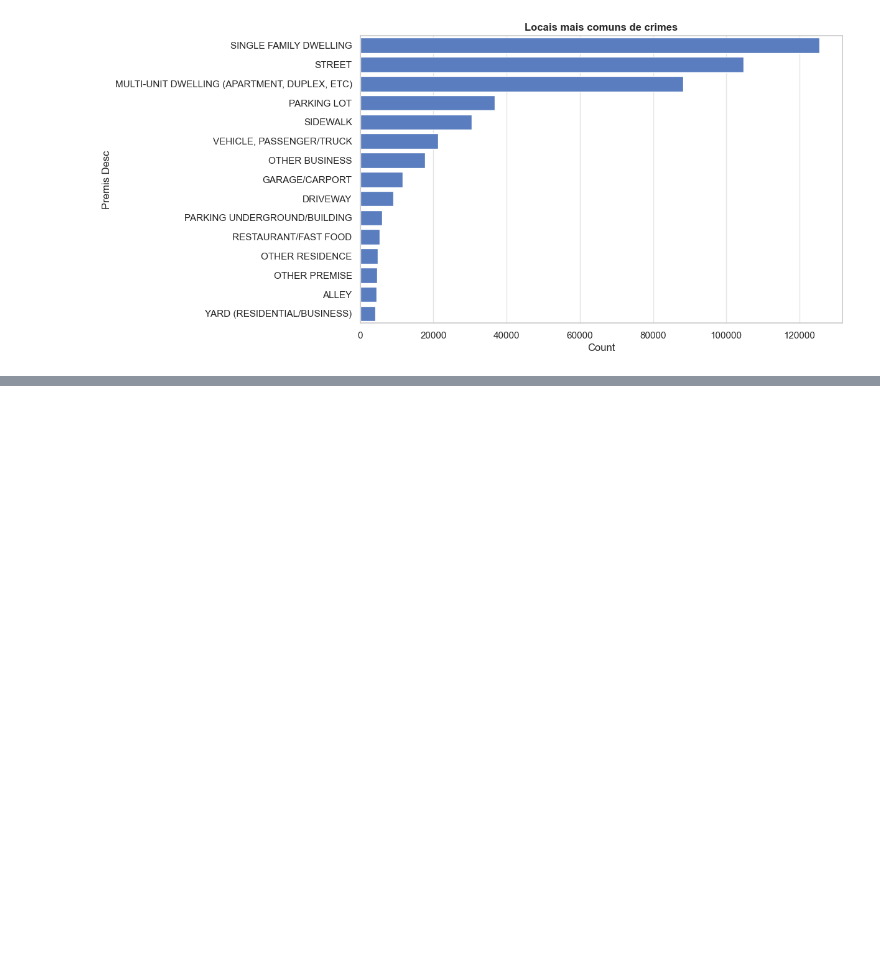
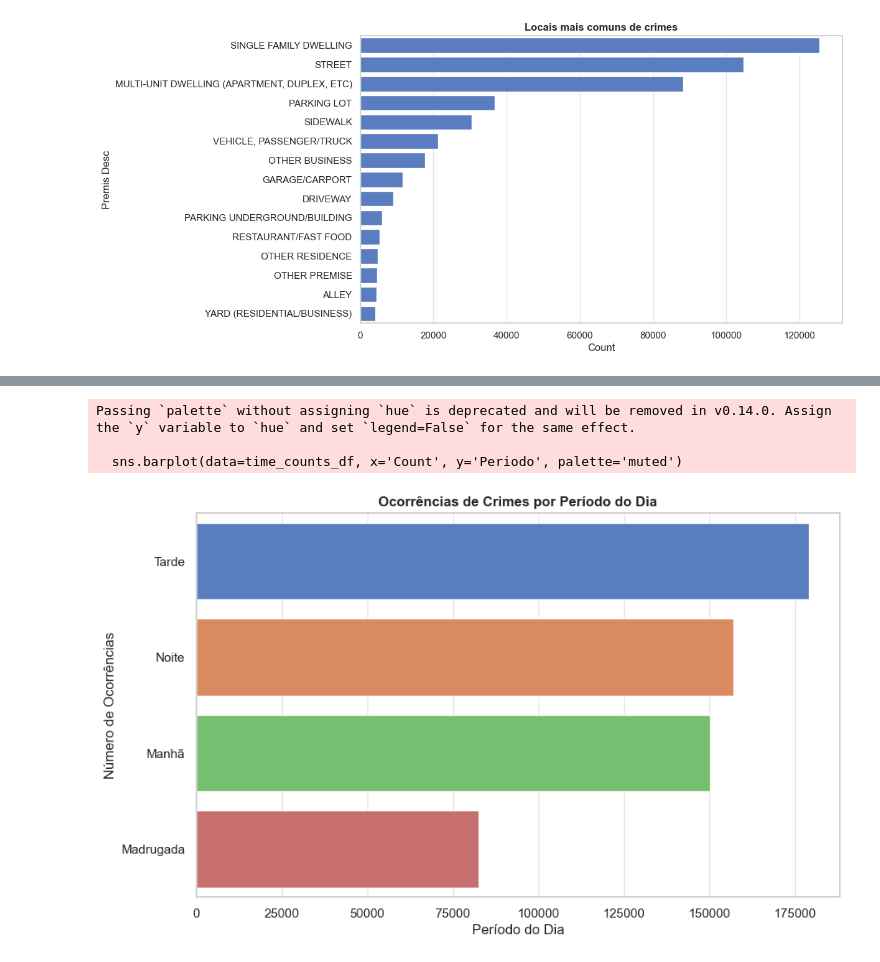
Before and after one commit to samueljos3/Los-Angeles-Crime-DATAVIZ, a Jupyter notebook: esboco.ipynb, the cells around one changed output, grey strips where cells are left out. Saved outputs shown, nothing was run; the diff lists cells and outputs as text; code cells hidden in the pictures; blank space fills up the shorter version.

```diff
--- a/esboco.ipynb
+++ b/esboco.ipynb
@@ -257,0 +269,17 @@ Passing `palette` without assigning `hue` is deprecated and will be removed in v
+# %%
+time_counts = df['Periodo'].value_counts()
+
+time_counts_df = time_counts.reset_index()
+time_counts_df.columns = ['Periodo', 'Count']
+
+sns.barplot(data=time_counts_df, x='Count', y='Periodo', palette='muted')
+
+plt.title('Ocorrências de Crimes por Período do Dia')
+plt.xlabel('Período do Dia')
+plt.ylabel('Número de Ocorrências')
+plt.show()
+# %% [output]
+Passing `palette` without assigning `hue` is deprecated and will be removed in v0.14.0. Assign the `y` variable to `hue` and set `legend=False` for the same effect.
+
+  sns.barplot(data=time_counts_df, x='Count', y='Periodo', palette='muted')
+[figure, added]
```
Also changed, not shown: parts of 3 cells of this notebook, 1 other file.
